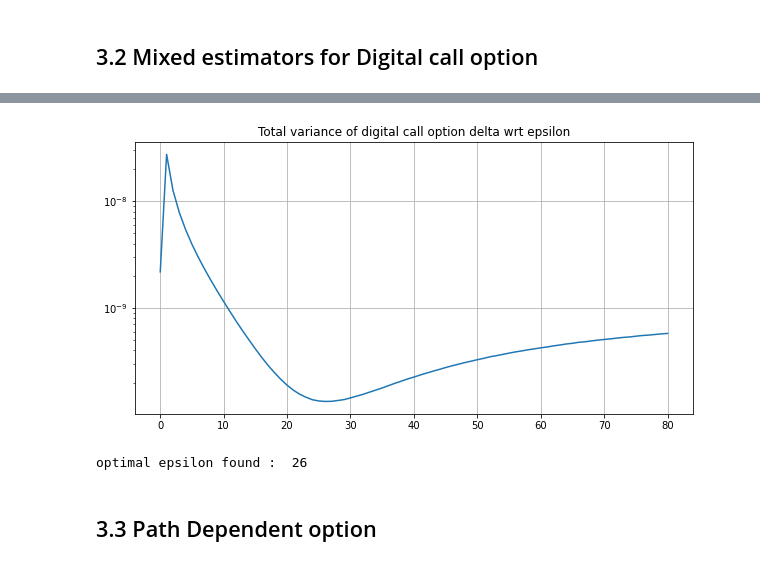
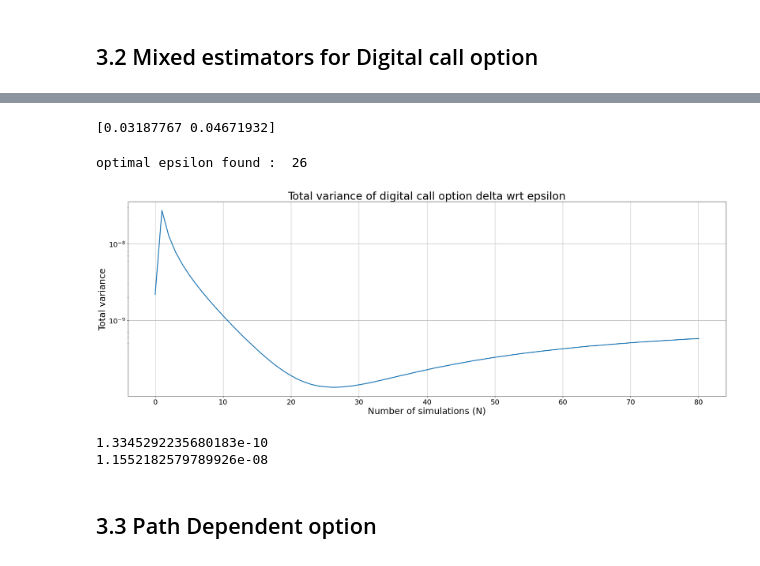
Before and after one commit to chgendreau/Monte-Carlo_Financial-Sensitivities, a Jupyter notebook: Monte Carlo estimation of Sensitivities in Finance.ipynb, the cells around one changed output, grey strips where cells are left out. Saved outputs shown, nothing was run; the diff lists cells and outputs as text; code cells hidden in the pictures.

```diff
--- a/Monte Carlo estimation of Sensitivities in Finance.ipynb
+++ b/Monte Carlo estimation of Sensitivities in Finance.ipynb
@@ -254,10 +252,16 @@ end = time.time()
 print("With 2 samples : ",end-start)
 
 
-in_W_T : np.array = st.norm.rvs(loc=0,scale=np.sqrt(params[0]),size=n_max)
+#in_W_T : np.array = st.norm.rvs(loc=0,scale=np.sqrt(params[0]),size=n_max)
+n_sim_dth = 10
 start = time.time()
 for greek in greeks[:-1]:
-    finite_methods_dthetas[greek] = np.array([finite_difference(C_payoff,params,dth,greek, n_max,False,in_W_T) for idx,dth in enumerate(dthetas)])
+    finite_methods_dthetas[greek] = np.array([finite_difference(C_payoff,params,dth,greek, n_max,False,None) for idx,dth in enumerate(dthetas)])
+
+    # loops for the estimation
+    for i in range(n_sim_dth-1):
+        finite_methods_dthetas[greek] += np.array([finite_difference(C_payoff,params,dth,greek, n_max,False,None) for idx,dth in enumerate(dthetas)])
+    finite_methods_dthetas[greek] /= n_sim_dth
 end = time.time()
 print("Bias wrt theta : ",end-start)
 # %% [output]
@@ -829,19 +837,48 @@ for idx,ep in enumerate(epsilons):
         tot_var[idx] = np.exp(-2*params[2]*params[0])*(PD_f_e[1]**2/m_opt + LR_h_e[1]**2/(N-m_opt))
     else:
         LR_f = likelihood_ratio(func,dpdS0,params,"delta",N)
+        print(LR_f)
         tot_var[idx] = LR_f[1]**2/N
+# %% [output]
+[0.03187767 0.04671932]
 # %%
-plt.figure(figsize=(10,5))
-plt.plot(epsilons,tot_var)
-plt.grid()
-plt.yscale("log")
-plt.title("Total variance of digital call option delta wrt epsilon")
-plt.show()
+fig, ax = plt.subplots(1,figsize=(30,10))
+ax.plot(epsilons,tot_var,lw=2.5)
+ax.set_yscale("log")
+ax.set_title("Total variance of digital call option delta wrt epsilon",size=30)
+ax.set_xlabel("Number of simulations (N)",size=25)
+ax.set_ylabel("Total variance",size=25)
+ax.tick_params(axis='both', which='major', labelsize=20)
+ax.grid()
+fig.savefig("plots/3.2/epsilon.png")
 
 print("optimal epsilon found : ",epsilons[np.argmin(tot_var)])
 # %% [output]
+optimal epsilon found :  26
-[figure, old version]
+[figure, new version]
-optimal epsilon found :  26
+# %%
+# Final value of delta :
+
+params : list = [T,S_0,r,sig,K,epsilons[np.argmin(tot_var)]]
+
+func = lambda x,p : np.exp(-p[0]*p[2])*(x>p[4])
+
+f_e = lambda x,p : np.minimum(np.ones(len(x)),np.maximum(np.zeros(len(x)),0.5*(x-p[4]+p[5])/p[5]))
+h_e = lambda x,p : (x>p[4])-f_e(x,p)
+
+d_f_e = lambda x,p : 1/(2*p[5])*(x <= p[4]+p[5])*(p[4]-p[5] <= x)
+
+N : int = 10**6
+
+PD_f_e = pathwise_deriv(d_f_e,None, params,dS_dS0,"delta", m_opt)
+LR_h_e = likelihood_ratio(h_e,dpdS0,params,"delta",N-m_opt)
+var = np.exp(-2*params[2]*params[0])*(PD_f_e[1]**2/m_opt + LR_h_e[1]**2/(N-m_opt))
+
+print(var)
+print(np.sqrt(var/N))
+# %% [output]
+1.3345292235680183e-10
+1.1552182579789926e-08
 # %% [markdown]
 ## 3.3 Path Dependent option
 # %% [markdown]
```
Also changed, not shown: parts of 9 cells of this notebook, 8 other files.
